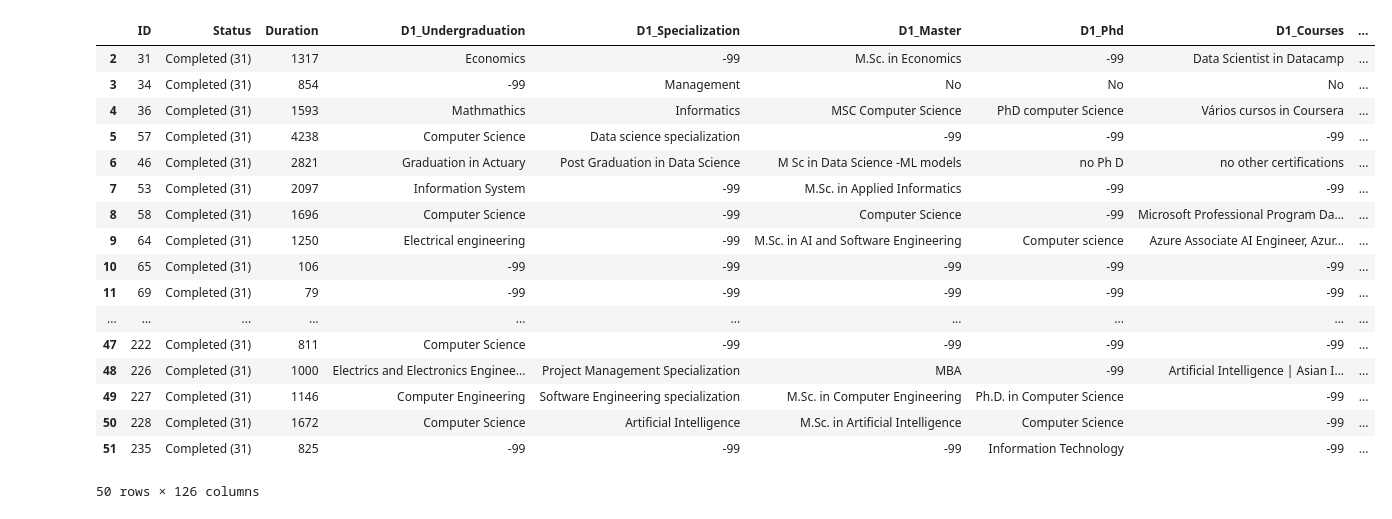
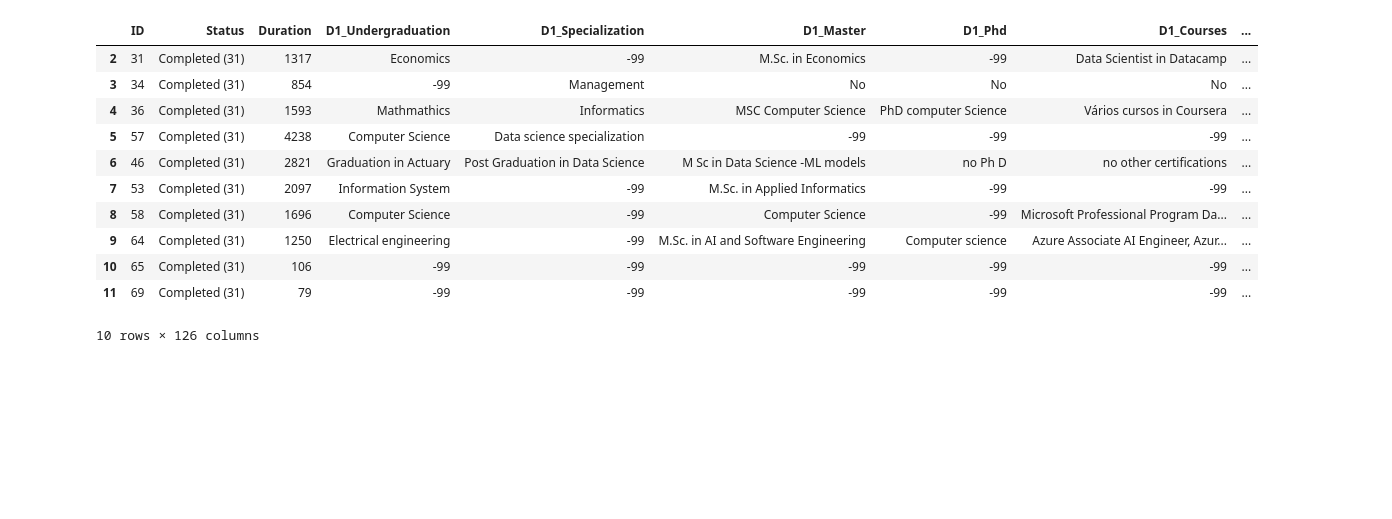
Before and after one commit to Software-Science-Lab-PUC-Rio/napiml-analysis, a Jupyter notebook: beta.ipynb, the cells around one changed output. Drawn from its saved outputs; the diff is of its cells as text; code cells hidden in the pictures; blank space fills up the shorter version.

```diff
--- a/beta.ipynb
+++ b/beta.ipynb
@@ -9,7 +12,7 @@ def list_columns(df):
 # %%
 # remove a list of columns
 def remove_columns(df, columns):
-    df = df.drop(columns=unnecessary_columns)
+    df = df.drop(columns=columns)
     return df
 # %%
 # remove rows by index
@@ -161,23 +164,17 @@ df = pd.read_csv("data_project_851780_2022_05_02.csv", sep=";")
 # format df for a better understanding of columns and data
 df = format_df(df)
 # %%
-df.head(50)
+df.head(10)
 # %% [output]
 |  | ID | Status | Duration | D1_Undergraduation | D1_Specialization | D1_Master | D1_Phd | D1_Courses | ... |
 | 2 | 31 | Completed (31) | 1317 | Economics | -99 | M.Sc. in Economics | -99 | Data Scientist in Datacamp | ... |
 | 3 | 34 | Completed (31) | 854 | -99 | Management | No | No | No | ... |
 | 4 | 36 | Completed (31) | 1593 | Mathmathics | Informatics | MSC Computer Science | PhD computer Science | Vários cursos in Coursera | ... |
 | 5 | 57 | Completed (31) | 4238 | Computer Science | Data science specialization | -99 | -99 | -99 | ... |
 | 6 | 46 | Completed (31) | 2821 | Graduation in Actuary | Post Graduation in Data Science | M Sc in Data Science -ML models | no Ph D | no other certifications | ... |
 | 7 | 53 | Completed (31) | 2097 | Information System | -99 | M.Sc. in Applied Informatics | -99 | -99 | ... |
 | 8 | 58 | Completed (31) | 1696 | Computer Science | -99 | Computer Science | -99 | Microsoft Professional Program Da... | ... |
 | 9 | 64 | Completed (31) | 1250 | Electrical engineering | -99 | M.Sc. in AI and Software Engineering | Computer science | Azure Associate AI Engineer, Azur... | ... |
 | 10 | 65 | Completed (31) | 106 | -99 | -99 | -99 | -99 | -99 | ... |
 | 11 | 69 | Completed (31) | 79 | -99 | -99 | -99 | -99 | -99 | ... |
-| ... | ... | ... | ... | ... | ... | ... | ... | ... | ... |
-| 47 | 222 | Completed (31) | 811 | Computer Science | -99 | -99 | -99 | -99 | ... |
-| 48 | 226 | Completed (31) | 1000 | Electrics and Electronics Enginee... | Project Management Specialization | MBA | -99 | Artificial Intelligence | Asian I... | ... |
-| 49 | 227 | Completed (31) | 1146 | Computer Engineering | Software Engineering specialization | M.Sc. in Computer Engineering | Ph.D. in Computer Science | -99 | ... |
-| 50 | 228 | Completed (31) | 1672 | Computer Science | Artificial Intelligence | M.Sc. in Artificial Intelligence | Computer Science | -99 | ... |
-| 51 | 235 | Completed (31) | 825 | -99 | -99 | -99 | Information Technology | -99 | ... |
-50 rows × 126 columns
+10 rows × 126 columns
```
Also changed, not shown: parts of 8 cells of this notebook.
